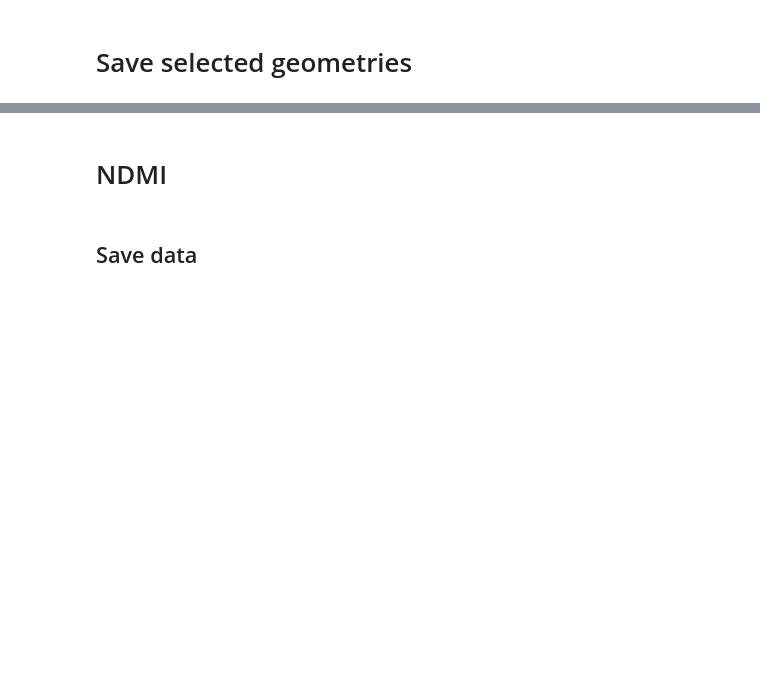
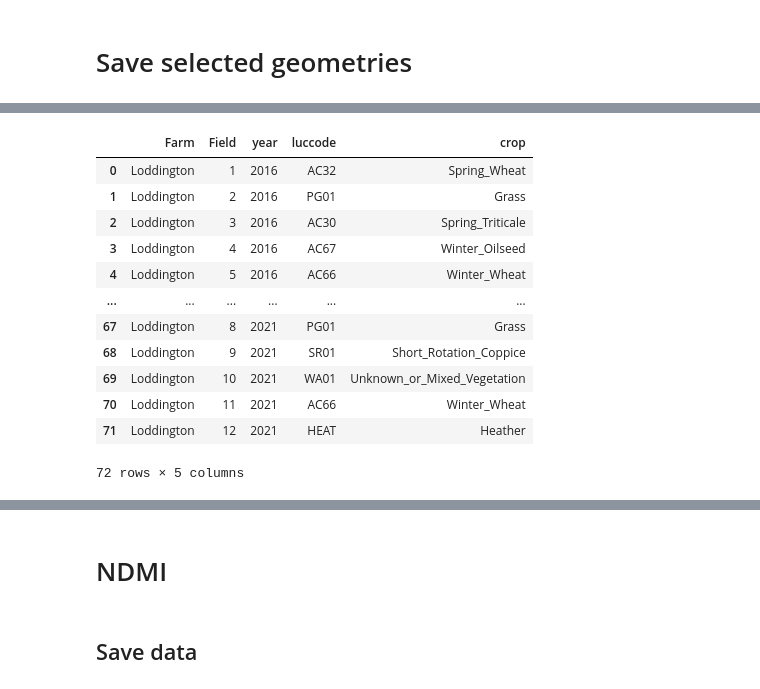
Before and after one commit to FT-Agreed/11785-Project, a Jupyter notebook: Agreed_tool_daily.ipynb, the cells around one changed output, grey strips where cells are left out. Cells and saved outputs as stored; diff of their text form; code cells hidden in the pictures; blank space fills up the shorter version.

```diff
--- a/Agreed_tool_daily.ipynb
+++ b/Agreed_tool_daily.ipynb
@@ -437,3 +429,55 @@ if IN_COLAB:
 # %% [output]
 [interactive output not drawn]
 [interactive output not drawn]
+# %%
+#@title Run this cell to get Crop ID from CROME
+# Crop Map of England
+# Rasterization LUC code into integer with Qgis
+dic = {'AC01': 81,'AC03': 1, 'AC04': 2, 'AC05': 3, 'AC06': 4, 'AC07': 5, 'AC09': 6, 'AC10': 7, 'AC14': 8, 'AC15': 9, 'AC16': 10, 'AC17': 11, 'AC18': 12, 'AC19': 13, 'AC20': 14, 'AC22': 15, 'AC23': 16, 'AC24': 17, 'AC26': 18, 'AC27': 19, 'AC30': 20, 'AC32': 21, 'AC34': 22, 'AC35': 23, 'AC36': 24, 'AC37': 25, 'AC38': 26, 'AC41': 27, 'AC44': 28, 'AC45': 29, 'AC50': 30, 'AC52': 31, 'AC58': 32, 'AC59': 33, 'AC60': 34, 'AC61': 35, 'AC62': 36, 'AC63': 37, 'AC64': 38, 'AC65': 39, 'AC66': 40, 'AC67': 41, 'AC68': 42, 'AC69': 43, 'AC70': 44, 'AC71': 45, 'AC72': 46, 'AC74': 47, 'AC81': 48, 'AC88': 49, 'AC90': 50, 'AC92': 51, 'AC94': 52, 'AC100': 53, 'CA02': 54, 'LG01': 55, 'LG02': 56, 'LG03': 57, 'LG04': 58, 'LG06': 59, 'LG07': 60, 'LG09': 61, 'LG08': 62, 'LG11': 63, 'LG13': 64, 'LG14': 65, 'LG15': 66, 'LG16': 67, 'LG20': 68, 'LG21': 69, 'SR01': 70, 'FA01': 71, 'HE02': 72, 'HEAT': 73, 'PG01': 74, 'NA01': 75, 'WA00': 76, 'TC01': 77, 'NU01': 78, 'WO12': 79, 'AC00': 80,'WA01': 80}
+luc_dict = dict(zip(dic.values(), dic.keys()))
+
+# CROME LUC CODE
+luc_code = ['AC01','AC03','AC04','AC05','AC06','AC07','AC09','AC10','AC14','AC15','AC16','AC17','AC18','AC19','AC20','AC22','AC23','AC24','AC26','AC27','AC30','AC32','AC34','AC35','AC36','AC37','AC38','AC41','AC44','AC45','AC50','AC52','AC58','AC59','AC60','AC61','AC62','AC63','AC64','AC65','AC66','AC67','AC68','AC69','AC70','AC71','AC72','AC74','AC81','AC88','AC90','AC92','AC94','AC100','CA02','LG01','LG02','LG03','LG04','LG06','LG07','LG09','LG08','LG11','LG13','LG14','LG15','LG16','LG20','LG21','SR01','FA01','HE02','HEAT','PG01','NA01','WA00','TC01','NU01','WO12','AC00','WA01']
+crop = ['Spring_Barley', 'Beet', 'Borage', 'Buckwheat', 'Canary_Seed', 'Carrot', 'Chicory', 'Daffodil', 'Hemp', 'Lettuce', 'Spring_Linseed_', 'Maize', 'Millet', 'Spring_Oats', 'Onions', 'Parsley', 'Parsnips', 'Spring_Rye', 'Spinach', 'Strawberry', 'Spring_Triticale', 'Spring_Wheat', 'Spring_Cabbage', 'Turnip', 'Spring_Oilseed', 'Brown_Mustard', 'Mustard', 'Radish', 'Potato', 'Tomato', 'Squash', 'Siam_Pumpkin', 'Mixed_Crop_Group_1', 'Mixed_Crop_Group_2', 'Mixed_Crop_Group_3', 'Mixed_Crop_Group_4', 'Mixed_Crop_Group_5', 'Winter_Barley', 'Winter_Linseed', 'Winter_Oats', 'Winter_Wheat', 'Winter_Oilseed', 'Winter_Rye', 'Winter_Triticale', 'Winter_Cabbage', 'Coriander', 'Corn_gromwell', 'Phacelia', 'Poppy', 'Sunflower', 'Gladioli', 'Sorghum', 'Sweet_William', 'Italian_Ryegrass', 'Cover_Crop', 'Chickpea', 'Fenugreek', 'Spring_Field_beans', 'Green_Beans', 'Lupins', 'Spring_Peas', 'Cowpea', 'Soya', 'Lucerne', 'Sainfoin', 'Clover', 'Mixed_Crops–Group_1_Leguminous', 'Mixed_Crops–Group_2_Leguminous', 'Winter_Field_beans', 'Winter_Peas', 'Short_Rotation_Coppice', 'Fallow_Land', 'Heathland_and_Bracken', 'Heather', 'Grass', 'Non_vegetated_or_sparsely_vegetated_Land', 'Water', 'Perennial_Crops_and_Isolated_Trees', 'Nursery_Crops', 'Trees_and_Scrubs,_short_Woody_plants,_hedgerows', 'Unknown_or_Mixed_Vegetation', 'Unknown_or_Mixed_Vegetation']
+crop_dict = dict(zip(luc_code,crop))
+
+crome2018 = ee.Image("users/fertentor/Crop_Map_of_England_2018").select(['b1'],['2018'])
+crome2017 = ee.Image("users/fertentor/Crop_Map_of_England_2017").select(['b1'],['2017'])
+crome2019 = ee.Image("users/fertentor/Crop_Map_of_England_2019").select(['b1'],['2019'])
+crome2020 = ee.Image("users/fertentor/Crop_Map_of_England_2020").select(['b1'],['2020'])
+crome2021 = ee.Image("users/fertentor/Crop_Map_of_England_2021").select(['b1'],['2021'])
+crome2016 = ee.Image("users/fertentor/Crop_Map_of_England_2016").select(['b1'],['2016'])
+
+ImgColl = ee.ImageCollection.fromImages([crome2016,crome2017,crome2018,crome2019,crome2020,crome2021])
+
+def redu (img):
+    bandname = ee.List(img.bandNames()).get(0)
+    feat = img.reduceRegions(selected_fields,ee.Reducer.mode(),10)
+    feat = feat.map(lambda f: f.set({'mode':ee.String(ee.Number(f.get('mode')).int())}))
+    return feat.map(lambda f : f.set({'year':bandname}))
+
+crop = ImgColl.map(redu).flatten()
+
+df = gpd.GeoDataFrame.from_features(crop.getInfo()['features'])
+df['luccode'] = [luc_dict[i] for i in df['mode']]
+df['crop'] = [crop_dict[i] for i in df['luccode']]
+display(df.loc[:,['Farm','Field','year','luccode','crop']])
+
+df.loc[:,['Farm','Field','year','luccode','crop']].to_csv('CROME.csv')
+
+if IN_COLAB:
+    files.download('CROME.csv')
+# %% [output]
+|  | Farm | Field | year | luccode | crop |
+| 0 | Loddington | 1 | 2016 | AC32 | Spring_Wheat |
+| 1 | Loddington | 2 | 2016 | PG01 | Grass |
+| 2 | Loddington | 3 | 2016 | AC30 | Spring_Triticale |
+| 3 | Loddington | 4 | 2016 | AC67 | Winter_Oilseed |
+| 4 | Loddington | 5 | 2016 | AC66 | Winter_Wheat |
+| ... | ... | ... | ... | ... | ... |
+| 67 | Loddington | 8 | 2021 | PG01 | Grass |
+| 68 | Loddington | 9 | 2021 | SR01 | Short_Rotation_Coppice |
+| 69 | Loddington | 10 | 2021 | WA01 | Unknown_or_Mixed_Vegetation |
+| 70 | Loddington | 11 | 2021 | AC66 | Winter_Wheat |
+| 71 | Loddington | 12 | 2021 | HEAT | Heather |
+72 rows × 5 columns
```
Also changed, not shown: parts of 7 cells of this notebook.
